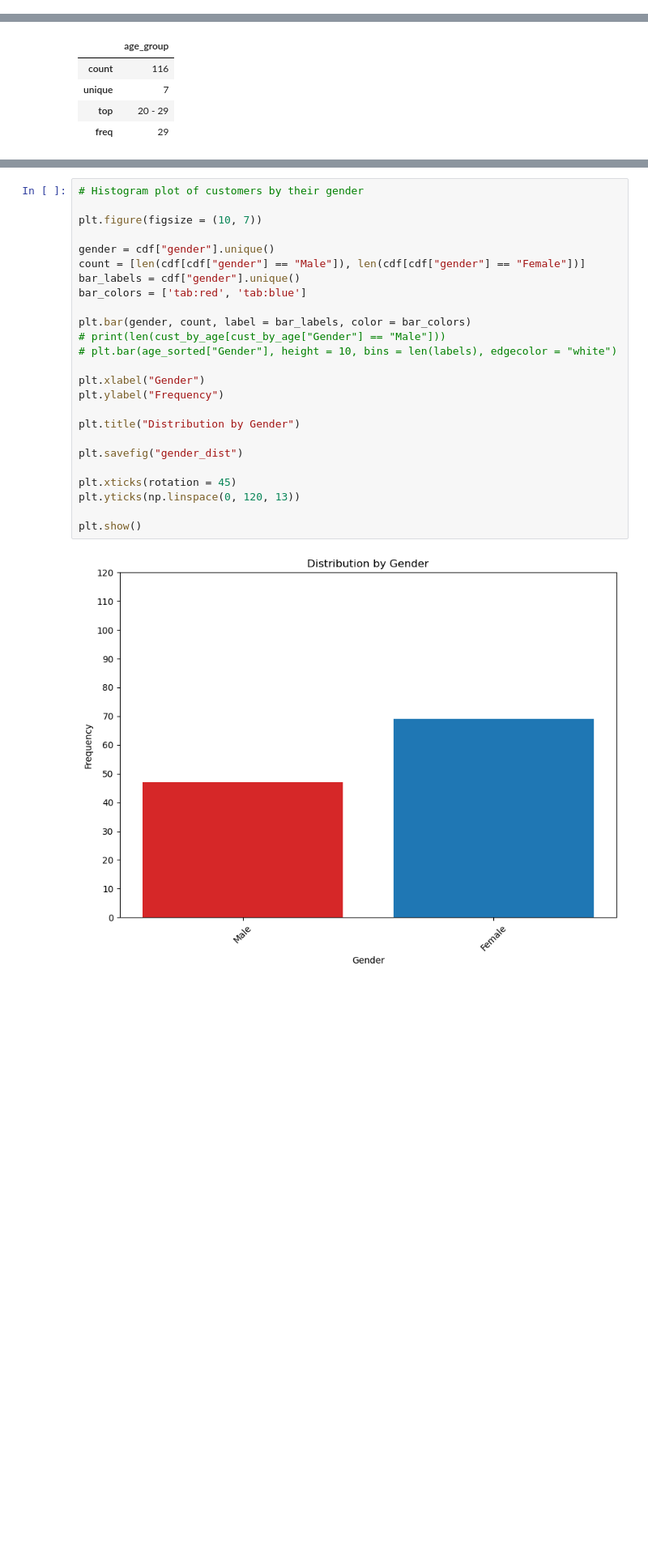
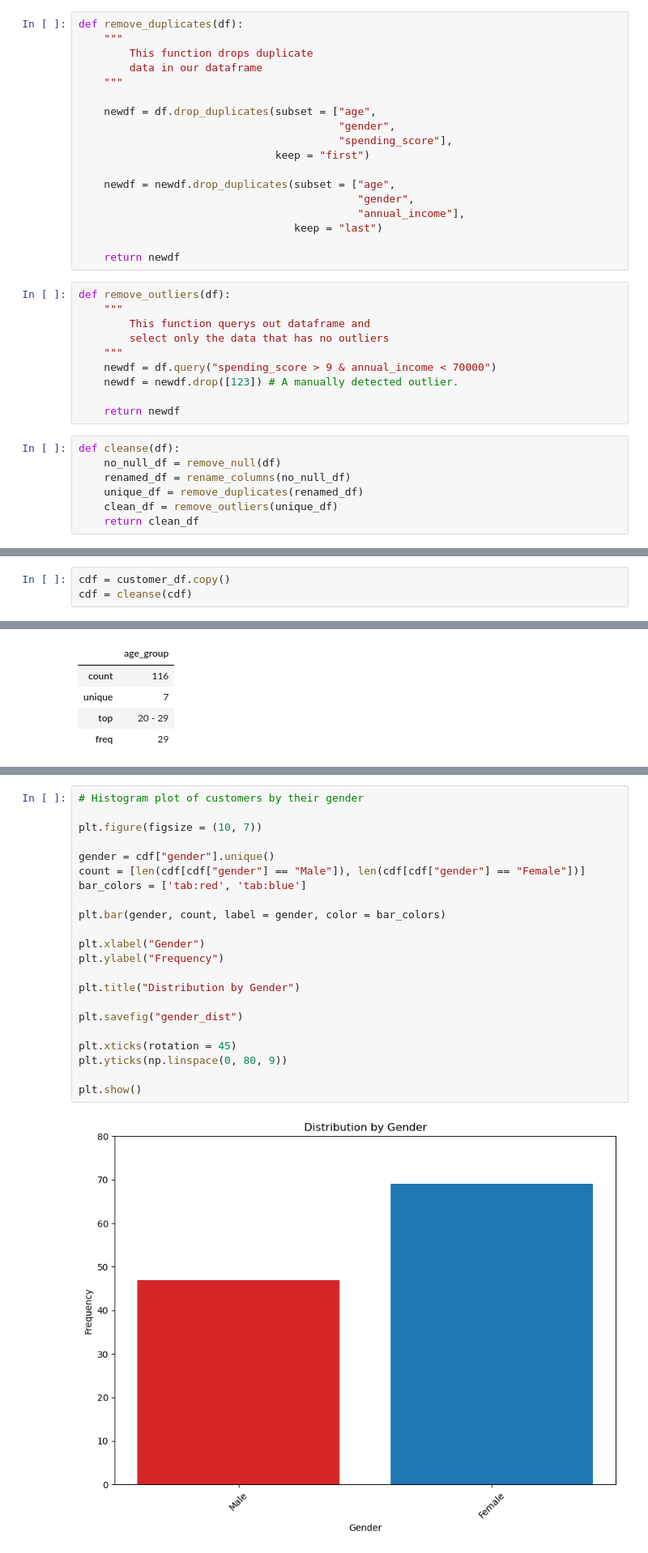
Before and after one commit to AgVicCodes/clustering_analysis, a Jupyter notebook: cluster_analysis.ipynb, the cells around one changed output, grey strips where cells are left out. Shown at 81% size. Drawn from its saved outputs; the diff is of its cells as text; blank space fills up the shorter version.

Commit message:
Done with fitting and cluster analysis with their respective functions

```diff
--- a/cluster_analysis.ipynb
+++ b/cluster_analysis.ipynb
@@ -250,0 +72,35 @@ cdf = unique_age_cdf
+# %%
+def remove_duplicates(df):
+    """
+        This function drops duplicate
+        data in our dataframe
+    """
+
+    newdf = df.drop_duplicates(subset = ["age",
+                                         "gender",
+                                         "spending_score"],
+                               keep = "first")
+
+    newdf = newdf.drop_duplicates(subset = ["age",
+                                            "gender",
+                                            "annual_income"],
+                                  keep = "last")
+
+    return newdf
+# %%
+def remove_outliers(df):
+    """
+        This function querys out dataframe and
+        select only the data that has no outliers
+    """
+    newdf = df.query("spending_score > 9 & annual_income < 70000")
+    newdf = newdf.drop([123]) # A manually detected outlier.
+
+    return newdf
+# %%
+def cleanse(df):
+    no_null_df = remove_null(df)
+    renamed_df = rename_columns(no_null_df)
+    unique_df = remove_duplicates(renamed_df)
+    clean_df = remove_outliers(unique_df)
+    return clean_df
@@ -251,3 +177,6 @@ cdf = unique_age_cdf
+# %%
+cdf = customer_df.copy()
+cdf = cleanse(cdf)
 # %%
 cdf.info()
 # %% [output]
@@ -368,30 +256,27 @@ Categories (7, object): ['10 - 19' < '20 - 29' < '30 - 39' < '40 - 49' < '50 - 5
 # %%
 # Histogram plot of customers by their gender
 
 plt.figure(figsize = (10, 7))
 
 gender = cdf["gender"].unique()
 count = [len(cdf[cdf["gender"] == "Male"]), len(cdf[cdf["gender"] == "Female"])]
-bar_labels = cdf["gender"].unique()
 bar_colors = ['tab:red', 'tab:blue']
 
-plt.bar(gender, count, label = bar_labels, color = bar_colors)
-# print(len(cust_by_age[cust_by_age["Gender"] == "Male"]))
-# plt.bar(age_sorted["Gender"], height = 10, bins = len(labels), edgecolor = "white")
+plt.bar(gender, count, label = gender, color = bar_colors)
 
 plt.xlabel("Gender")
 plt.ylabel("Frequency")
 
 plt.title("Distribution by Gender")
 
 plt.savefig("gender_dist")
 
 plt.xticks(rotation = 45)
-plt.yticks(np.linspace(0, 120, 13))
+plt.yticks(np.linspace(0, 80, 9))
 
 plt.show()
 # %% [output]
-[figure, old version]
+[figure, new version]
 # %%
 cdf
 # %% [output]
```
Also changed, not shown: parts of 50 cells of this notebook, 1 other file.
